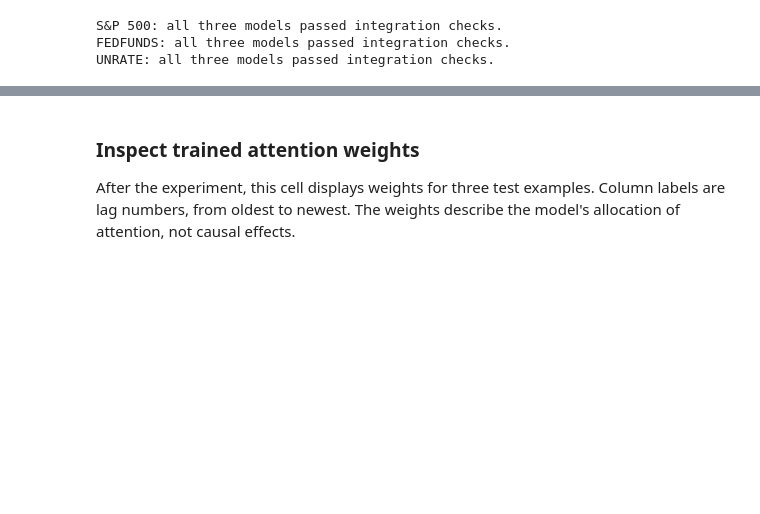
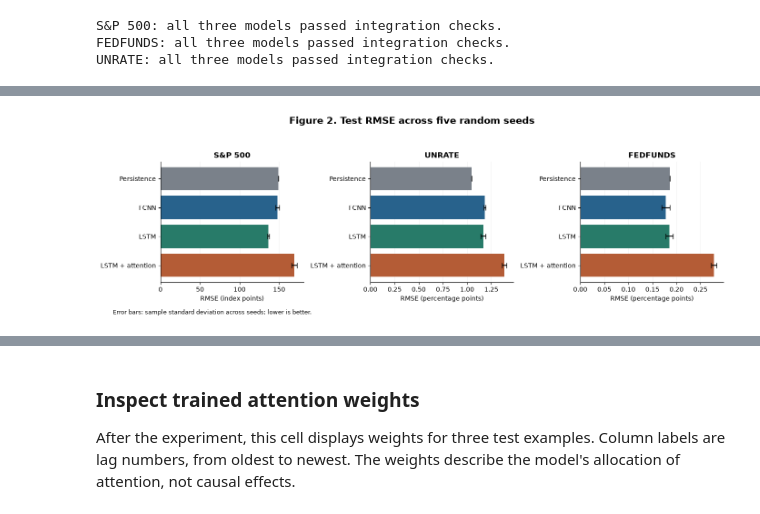
Before and after one commit to kylelaw529/VIP-HW-2, a Jupyter notebook: VIP_Homework2.ipynb, the cells around one changed output, grey strips where cells are left out. Cells and saved outputs as stored; diff of their text form; code cells hidden in the pictures; blank space fills up the shorter version.

```diff
--- a/VIP_Homework2.ipynb
+++ b/VIP_Homework2.ipynb
@@ -796,0 +885,88 @@ Finished UNRATE / LSTM with attention / seed 5; best validation epoch: 46
+# %%
+model_order = ["Persistence", "FCNN", "LSTM", "LSTM with attention"]
+model_colors = {"Persistence": "#7A818A", "FCNN": "#28628C", "LSTM": "#287B69",
+                "LSTM with attention": "#B45C36"}
+with plt.rc_context({"font.size": 10, "axes.spines.top": False, "axes.spines.right": False}):
+    fig, axes = plt.subplots(1, 3, figsize=(14, 4.5))
+    for ax, column in zip(axes, analysis_columns):
+        part = evaluation.loc[column].reindex(model_order)
+        ax.barh(range(4), part.rmse_mean, xerr=part.rmse_std, capsize=4,
+                color=[model_colors[name] for name in model_order])
+        ax.set_yticks(range(4), ["Persistence", "FCNN", "LSTM", "LSTM + attention"])
+        ax.invert_yaxis()
+        ax.set_title(column, fontweight="bold")
+        ax.set_xlabel("RMSE (index points)" if column == "S&P 500" else "RMSE (percentage points)")
+        ax.grid(axis="x", alpha=0.18)
+        ax.set_axisbelow(True)
+    fig.suptitle("Figure 2. Test RMSE across five random seeds", fontsize=15, fontweight="bold")
+    fig.tight_layout(rect=(0, 0.04, 1, 0.92))
+    fig.text(0.03, 0.015, "Error bars: sample standard deviation across seeds; lower is better.", fontsize=9)
+    fig.savefig(EXPERIMENT_OUTPUT / "rmse_comparison.png", dpi=180, bbox_inches="tight")
+    plt.show()
+    plt.close(fig)
+
+# Reconstruct target dates using exactly the same eligibility rule as the split helper.
+test_data = {}
+forecast_rows = []
+for column in analysis_columns:
+    values = extracted[column].to_numpy(dtype=np.float32)
+    cutoff = int(0.7 * len(values)) + int(0.15 * len(values))
+    positions = [i for i in range(max(p, cutoff), len(values))
+                 if np.isfinite(values[i-p:i+1]).all()]
+    dates = extracted["sasdate"].iloc[positions].to_numpy()
+    *_, X_test, y_test = prepare_datasets(extracted, column, p)
+    assert len(dates) == len(y_test)
+    baseline = persistence_predict(X_test)
+    test_data[column] = (dates, X_test, y_test, baseline)
+    for model_name in model_order:
+        for seed in SEEDS:
+            prediction = baseline if model_name == "Persistence" else test_forecasts[(column, model_name, seed)]
+            for date, actual, predicted in zip(dates, y_test, prediction):
+                forecast_rows.append({"column": column, "model": model_name, "seed": seed,
+                                      "date": pd.Timestamp(date).strftime("%Y-%m-%d"),
+                                      "actual": float(actual), "prediction": float(predicted)})
+forecast_values = pd.DataFrame(forecast_rows)
+forecast_values.to_csv(EXPERIMENT_OUTPUT / "test_forecasts.csv", index=False)
+
+for include_neural, figure_number, filename in ((False, 3, "baseline_forecasts.png"),
+                                                (True, 4, "model_forecasts_seed1.png")):
+    with plt.rc_context({"font.size": 10, "axes.spines.top": False, "axes.spines.right": False}):
+        fig, axes = plt.subplots(3, 1, figsize=(12, 10), sharex=True)
+        for ax, column in zip(axes, analysis_columns):
+            dates, X_test, actual, baseline = test_data[column]
+            ax.plot(dates, actual, color="#20262E", linewidth=1.8, label="Actual", zorder=5)
+            ax.plot(dates, baseline, color=model_colors["Persistence"], linewidth=1.2,
+                    linestyle="--", label="Persistence")
+            if include_neural:
+                for name in model_order[1:]:
+                    ax.plot(dates, test_forecasts[(column, name, 1)], color=model_colors[name],
+                            linewidth=1.0, alpha=0.85, label=name)
+            ax.set_title(column, loc="left", fontweight="bold")
+            ax.set_ylabel("Index points" if column == "S&P 500" else "Percent")
+            ax.grid(axis="y", alpha=0.2)
+        axes[0].legend(loc="upper left", ncol=3 if include_neural else 2, fontsize=9)
+        axes[-1].xaxis.set_major_locator(mdates.YearLocator(2))
+        axes[-1].xaxis.set_major_formatter(mdates.DateFormatter("%Y"))
+        axes[-1].set_xlabel("Target month")
+        description = "Actual and neural forecasts (seed 1)" if include_neural else "Actual and persistence forecasts"
+        fig.suptitle(f"Figure {figure_number}. {description}", fontsize=15, fontweight="bold", y=0.98)
+        fig.tight_layout(rect=(0, 0.06, 1, 0.95))
+        fig.text(0.075, 0.02, "One-step forecasts of supplied levels. UNRATE has no usable targets after September 2025.", fontsize=9)
+        fig.savefig(EXPERIMENT_OUTPUT / filename, dpi=180, bbox_inches="tight")
+        plt.show()
+        plt.close(fig)
+
+# Identify large errors without using them to change the trained configurations.
+error_rows = []
+for column in analysis_columns:
+    for model_name in model_order:
+        rows = forecast_values[(forecast_values.column == column) &
+                               (forecast_values.model == model_name) & (forecast_values.seed == 1)].copy()
+        rows["absolute_error"] = (rows.actual - rows.prediction).abs()
+        worst = rows.loc[rows.absolute_error.idxmax()]
+        error_rows.append(worst.to_dict())
+largest_errors = pd.DataFrame(error_rows)
+largest_errors.to_csv(EXPERIMENT_OUTPUT / "largest_errors_seed1.csv", index=False)
+display(largest_errors[["column", "model", "date", "actual", "prediction", "absolute_error"]])
+# %% [output]
+[figure, added]
```
Also changed, not shown: parts of 14 cells of this notebook.
